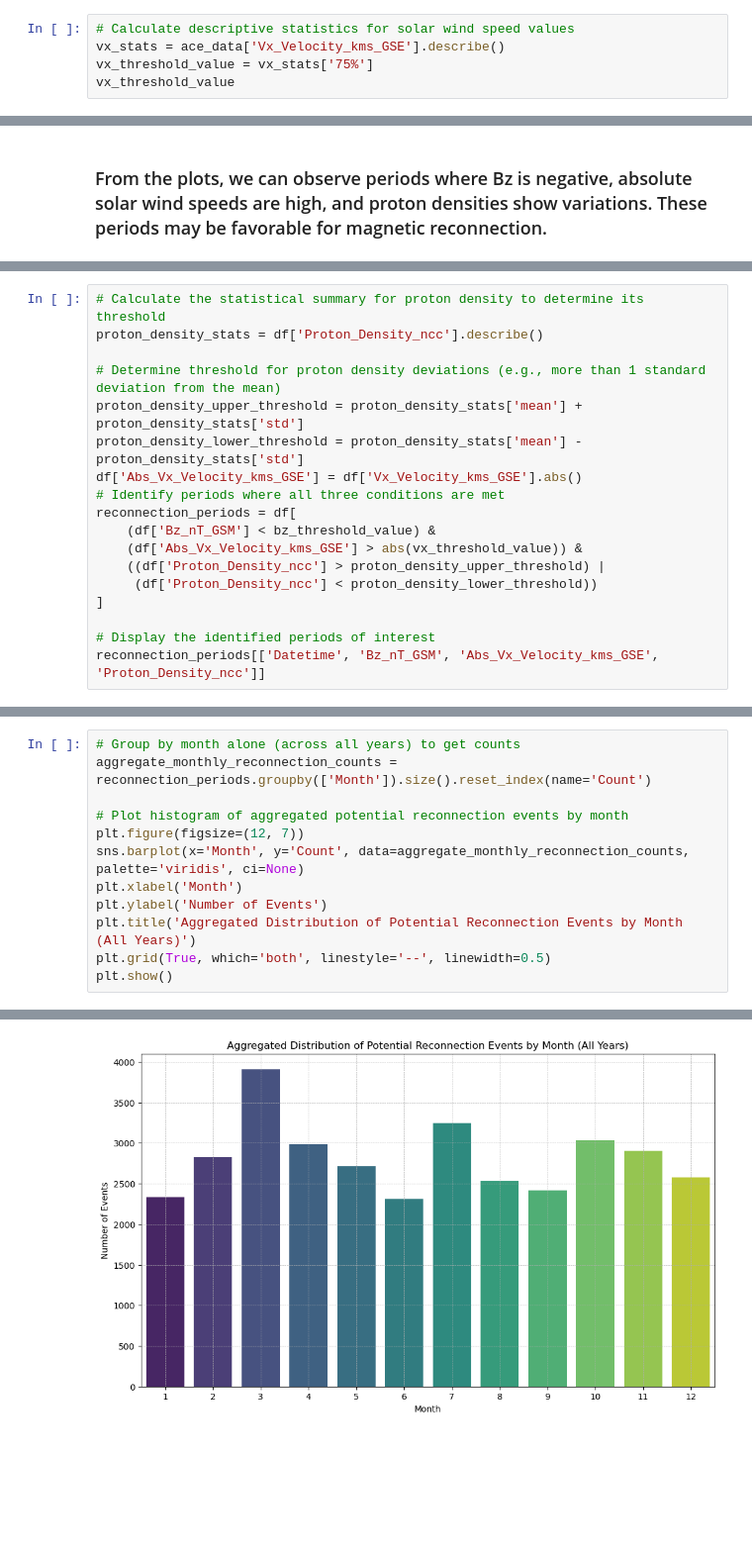
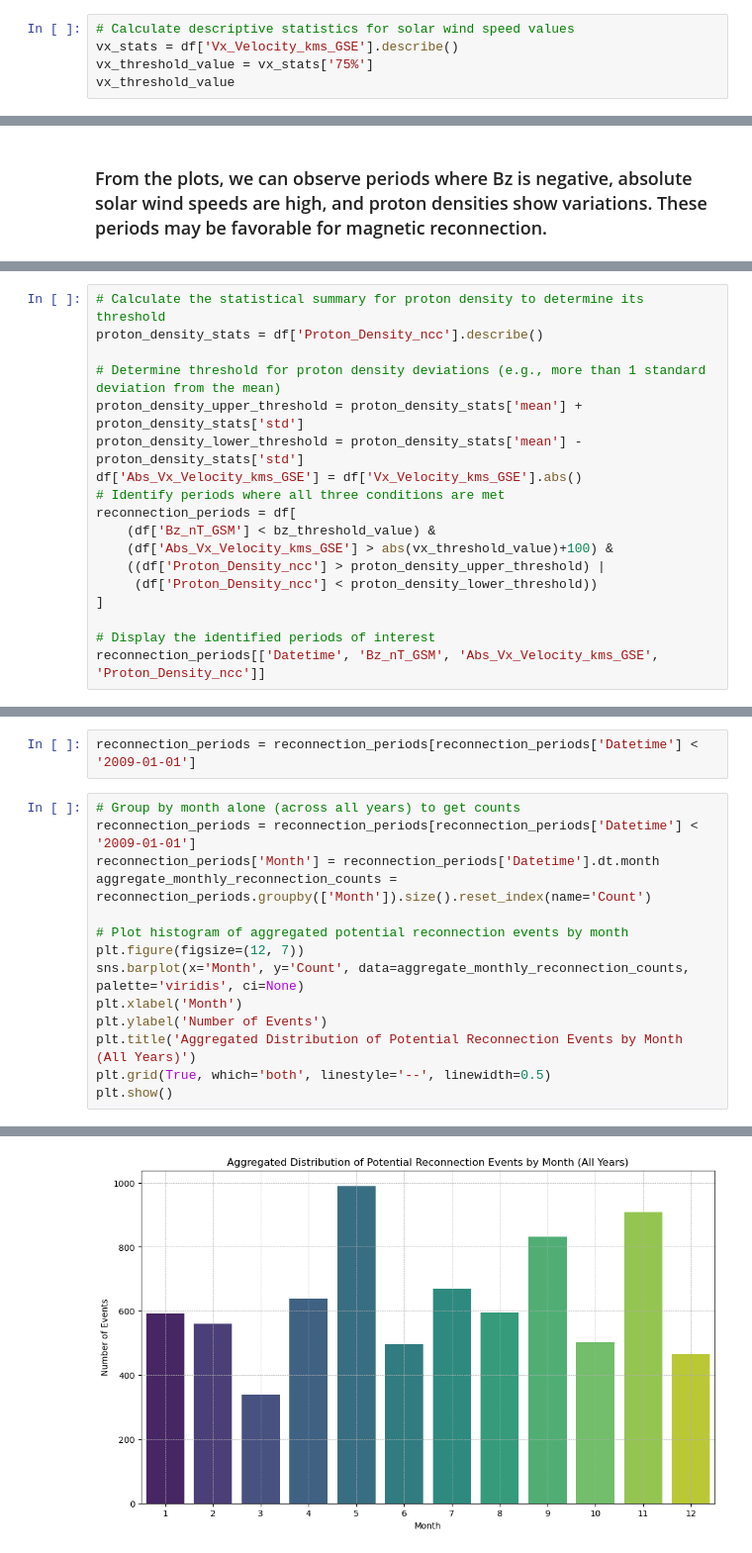
Before and after one commit to whosethere/spaceapp, a Jupyter notebook: notebooks/ace_solution.ipynb, the cells around one changed output, grey strips where cells are left out. Shown at 99% size. Cells and saved outputs as stored; diff of their text form; blank space fills up the shorter version.

```diff
--- a/notebooks/ace_solution.ipynb
+++ b/notebooks/ace_solution.ipynb
@@ -240,7 +242,7 @@ plt.show()
 The speed of the solar wind can influence the rate of magnetic reconnection. High solar wind speeds can enhance the rate of magnetic reconnection by driving more solar wind plasma into Earth's magnetosphere, causing increased compression.
 # %%
 # Calculate descriptive statistics for solar wind speed values
-vx_stats = ace_data['Vx_Velocity_kms_GSE'].describe()
+vx_stats = df['Vx_Velocity_kms_GSE'].describe()
 vx_threshold_value = vx_stats['75%']
 vx_threshold_value
 # %% [output]
@@ -293,7 +301,7 @@ df['Abs_Vx_Velocity_kms_GSE'] = df['Vx_Velocity_kms_GSE'].abs()
 # Identify periods where all three conditions are met
 reconnection_periods = df[
     (df['Bz_nT_GSM'] < bz_threshold_value) &
-    (df['Abs_Vx_Velocity_kms_GSE'] > abs(vx_threshold_value)) &
+    (df['Abs_Vx_Velocity_kms_GSE'] > abs(vx_threshold_value)+100) &
     ((df['Proton_Density_ncc'] > proton_density_upper_threshold) |
      (df['Proton_Density_ncc'] < proton_density_lower_threshold))
 ]
@@ -317,5 +344,9 @@ reconnection_periods[['Datetime', 'Bz_nT_GSM', 'Abs_Vx_Velocity_kms_GSE', 'Proto
+# %%
+reconnection_periods = reconnection_periods[reconnection_periods['Datetime'] < '2009-01-01']
 # %%
 # Group by month alone (across all years) to get counts
+reconnection_periods = reconnection_periods[reconnection_periods['Datetime'] < '2009-01-01']
+reconnection_periods['Month'] = reconnection_periods['Datetime'].dt.month
 aggregate_monthly_reconnection_counts = reconnection_periods.groupby(['Month']).size().reset_index(name='Count')
 
 # Plot histogram of aggregated potential reconnection events by month
@@ -333,4 +361,4 @@ The `ci` parameter is deprecated. Use `errorbar=None` for the same effect.
-[figure, old version]
+[figure, new version]
 # %%
 # Group by year to get counts
 yearly_reconnection_counts = reconnection_periods.groupby(['Year']).size().reset_index(name='Count')
```
Also changed, not shown: parts of 12 cells of this notebook.
